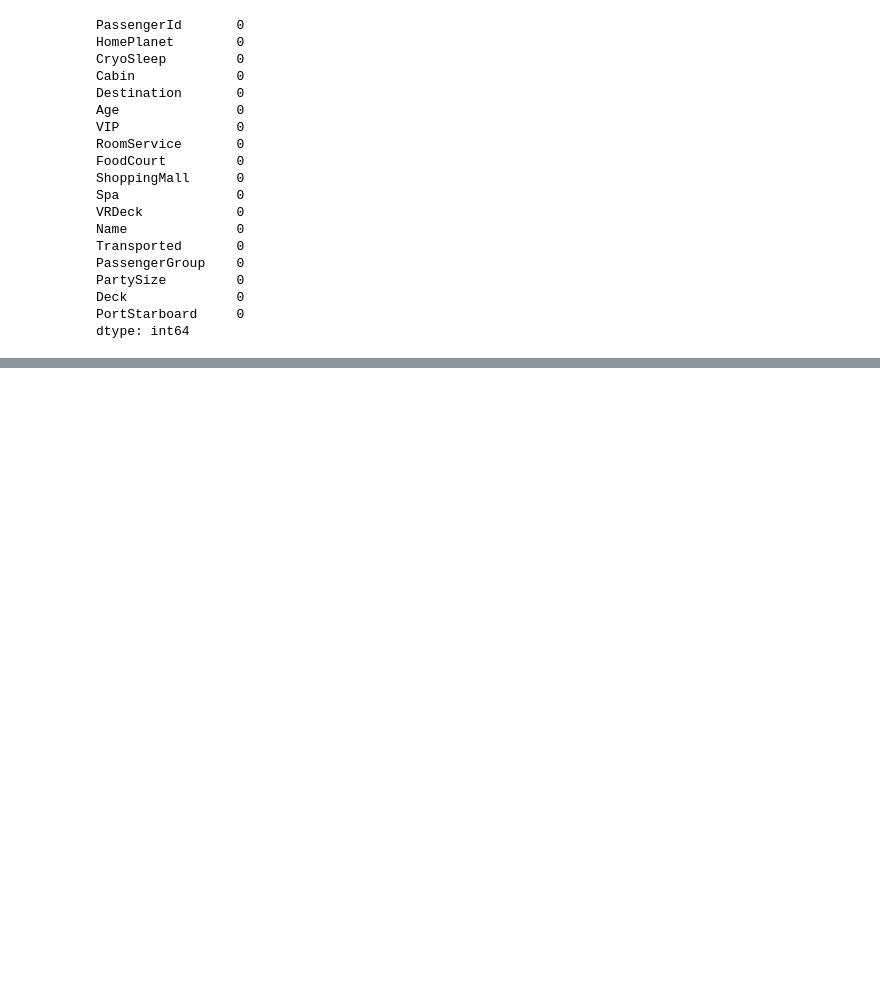
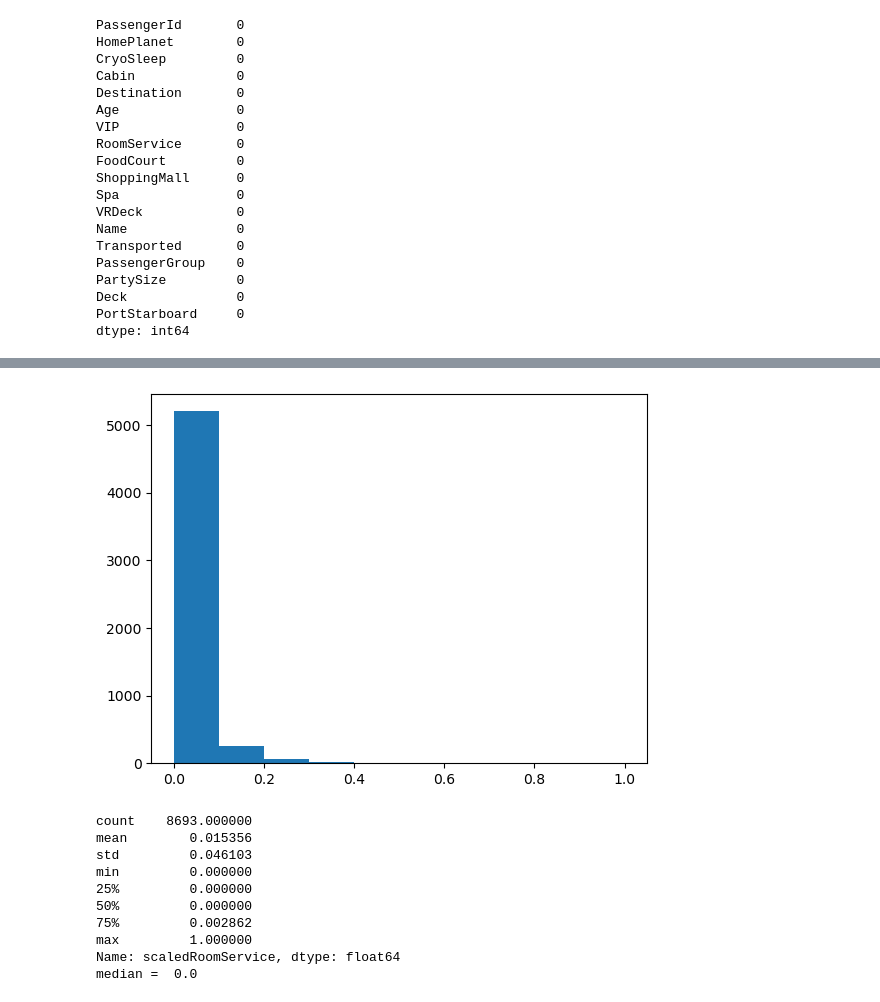
Before and after one commit to WestlakeData/Space-Titanic, a Jupyter notebook: EDA.ipynb, the cells around one changed output, grey strips where cells are left out. Cells and saved outputs as stored; diff of their text form; code cells hidden in the pictures; blank space fills up the shorter version.

```diff
--- a/EDA.ipynb
+++ b/EDA.ipynb
@@ -342,2 +365,21 @@ dtype: int64
+# %%
+# RoomService
+plt.hist(data['scaledRoomService'][data['CryoSleep'] == False])
+plt.show()
+
+print(data.scaledRoomService.describe())
+print('median = ',data.scaledRoomService.median())
+# %% [output]
+[figure, added]
+count    8693.000000
+mean        0.015356
+std         0.046103
+min         0.000000
+25%         0.000000
+50%         0.000000
+75%         0.002862
+max         1.000000
+Name: scaledRoomService, dtype: float64
+median =  0.0
 # %%
 data.to_csv('./data/clean_train.csv')
```
Also changed, not shown: parts of 5 cells of this notebook.
